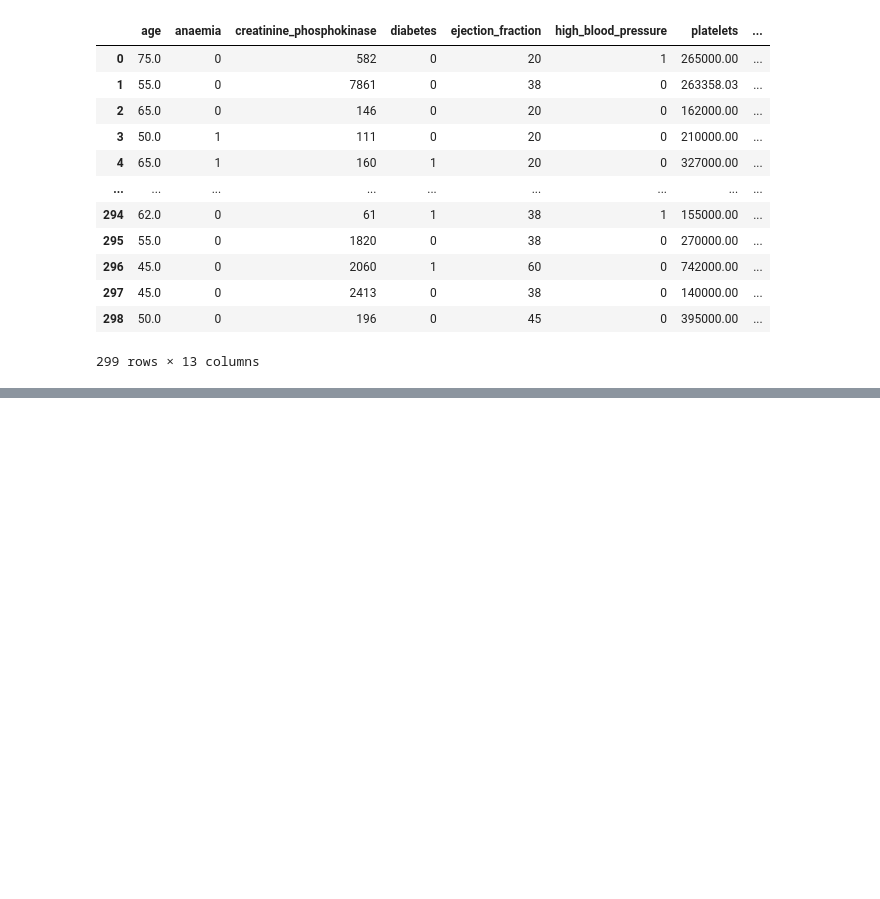
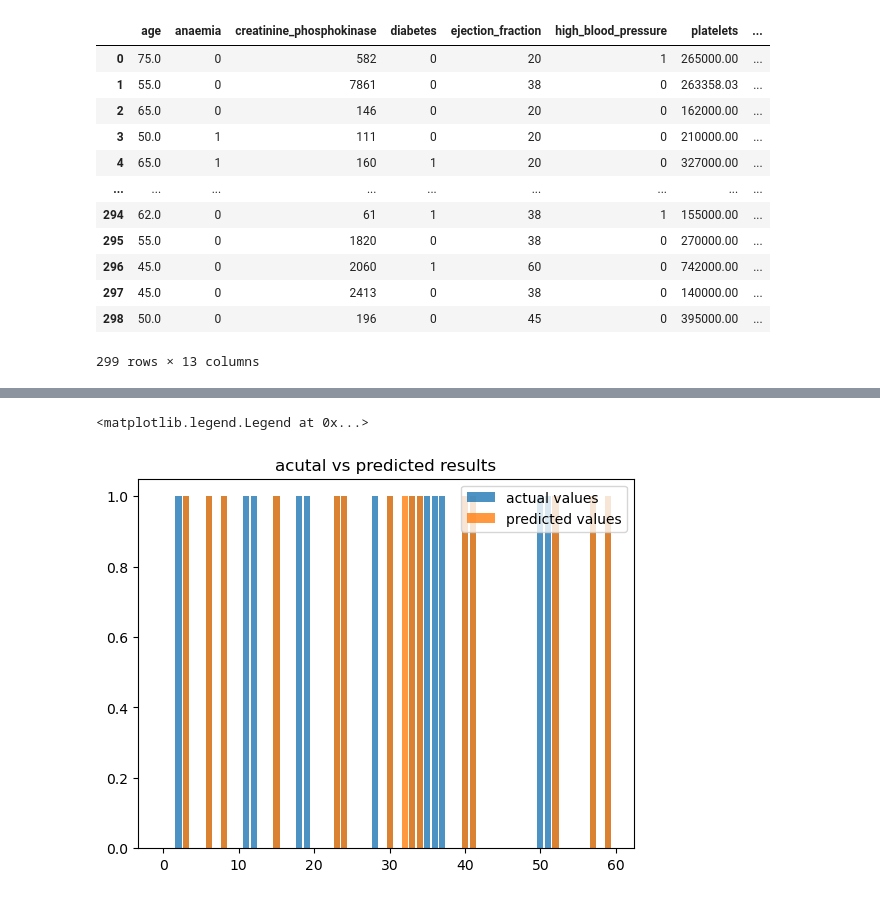
Before and after one commit to ZiaUlAinAamir/AI-with-navttc, a Jupyter notebook: heart failur-Copy1.ipynb, the cells around one changed output, grey strips where cells are left out. Saved outputs shown, nothing was run; the diff lists cells and outputs as text; code cells hidden in the pictures; blank space fills up the shorter version.

```diff
--- a/heart failur-Copy1.ipynb
+++ b/heart failur-Copy1.ipynb
@@ -117,0 +149,8 @@ plt.legend()
+# %%
+plt.bar(range(len(ytest)), ytest, alpha =0.8)
+plt.bar(range(len(ypred)), ypred,  alpha =0.8)
+plt.title("acutal vs predicted results")
+plt.legend(["actual values","predicted values"])
+# %% [output]
+<matplotlib.legend.Legend at 0x...>
+[figure, added]
```
Also changed, not shown: parts of 20 cells of this notebook, 4 other files.
